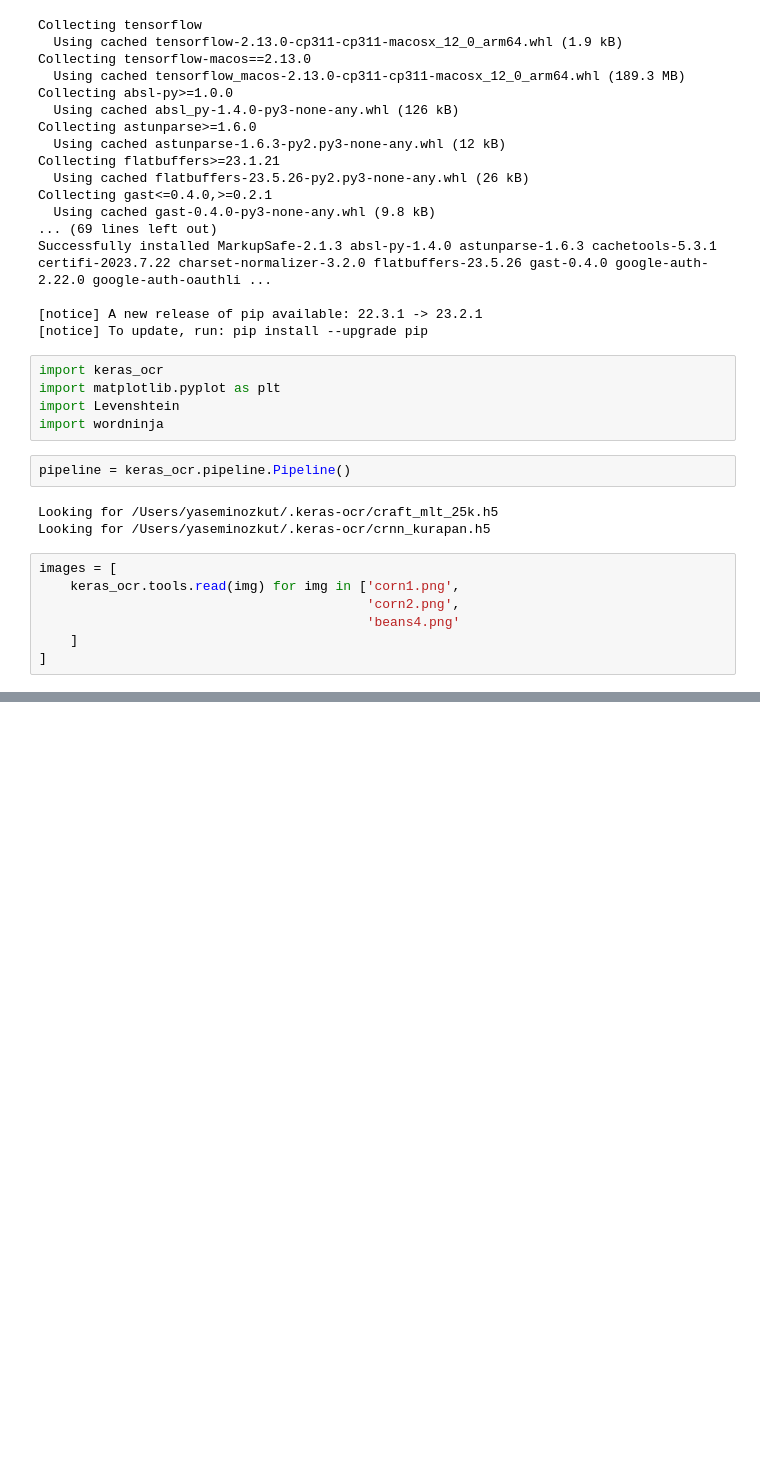
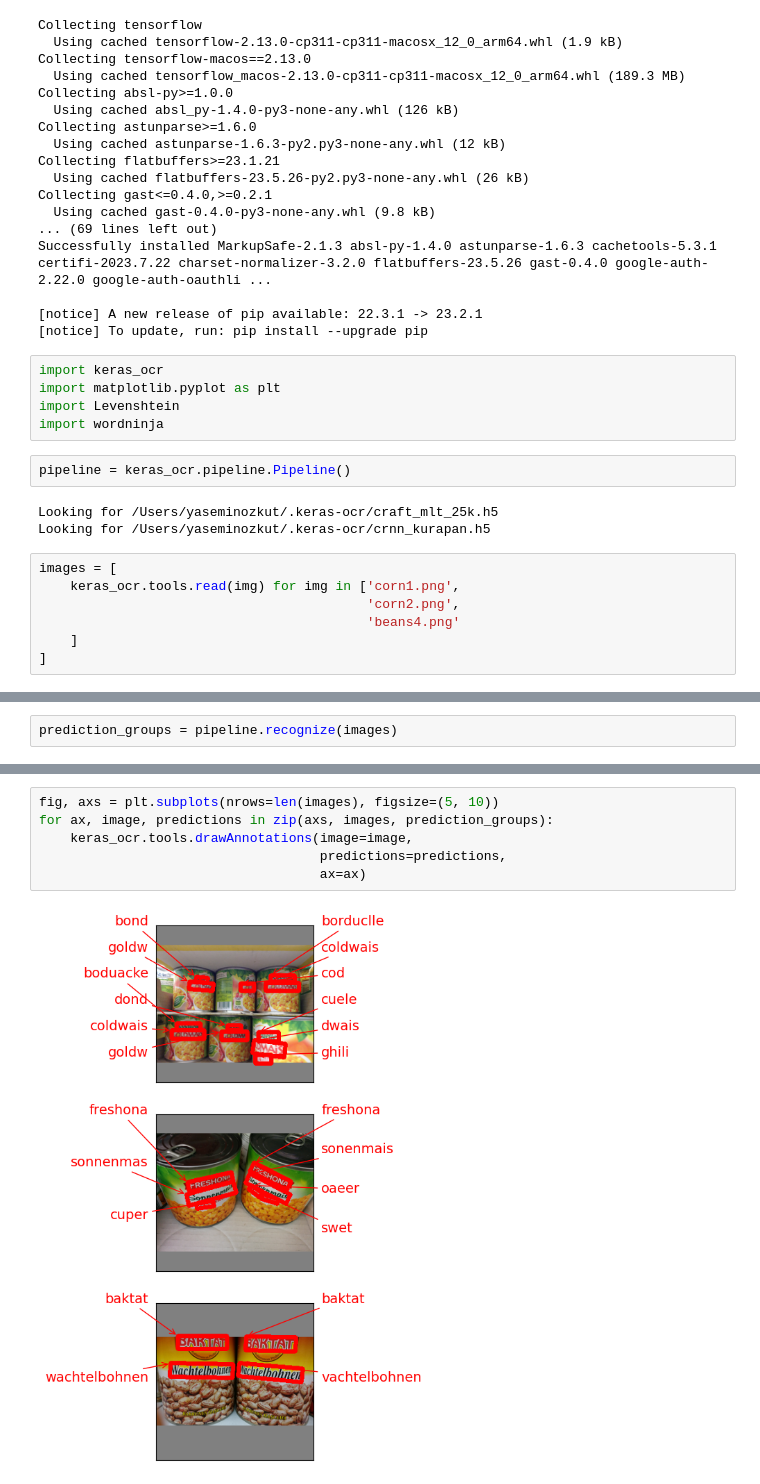
Before and after one commit to yaseminozkut/Smart-Kitchen, a Jupyter notebook: ocr.ipynb, the cells around one changed output, grey strips where cells are left out. Cells and saved outputs as stored; diff of their text form; blank space fills up the shorter version.

```diff
--- a/ocr.ipynb
+++ b/ocr.ipynb
@@ -71,0 +78,2 @@ images = [
+# %%
+prediction_groups = pipeline.recognize(images)
@@ -71,0 +83,8 @@ images = [
+# %%
+fig, axs = plt.subplots(nrows=len(images), figsize=(5, 10))
+for ax, image, predictions in zip(axs, images, prediction_groups):
+    keras_ocr.tools.drawAnnotations(image=image,
+                                    predictions=predictions,
+                                    ax=ax)
+# %% [output]
+[figure, added]
```
Also changed, not shown: parts of 2 cells of this notebook.
